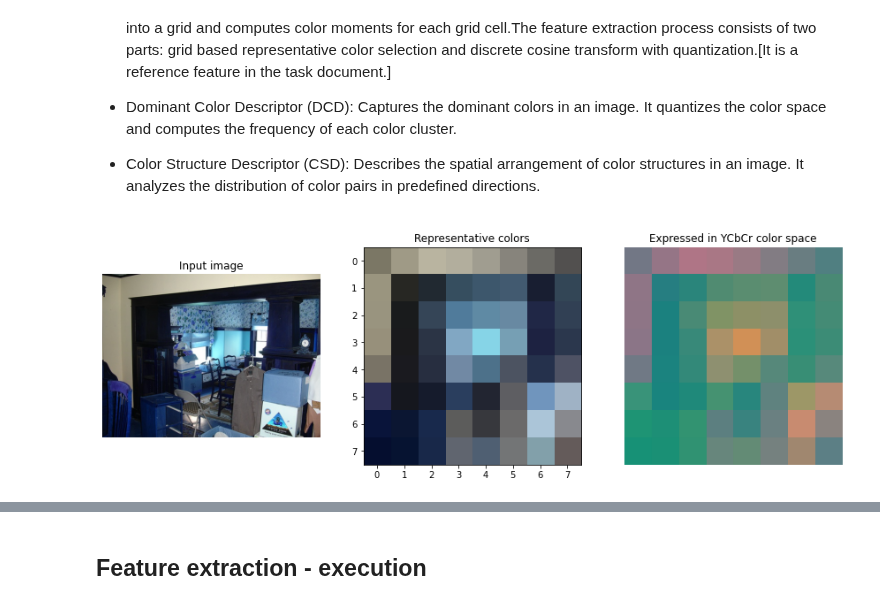
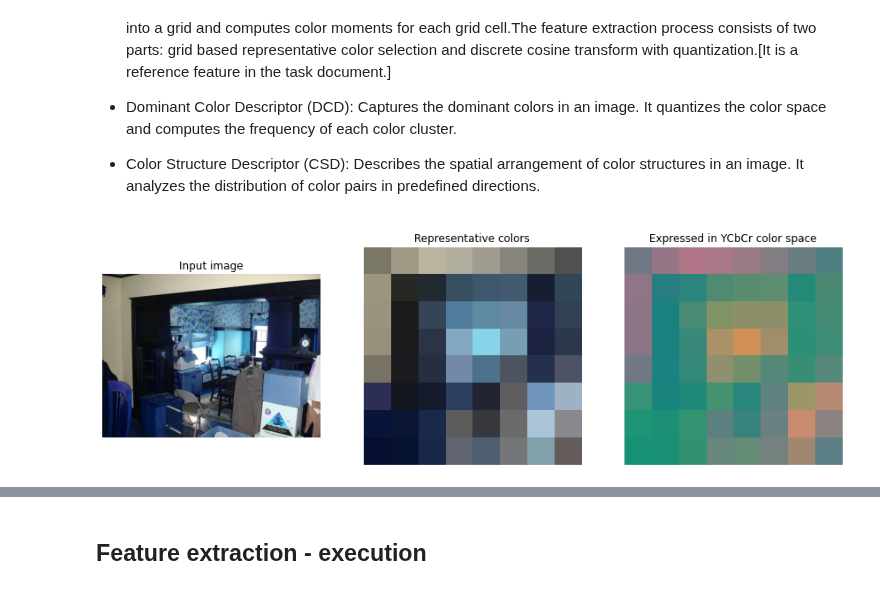
Before and after one commit to Revanchist317/ATiML-Project, a Jupyter notebook: PASCAL_constrained_clustering.ipynb, the cells around one changed output, grey strips where cells are left out. Saved outputs shown, nothing was run; the diff lists cells and outputs as text; code cells hidden in the pictures.

```diff
--- a/PASCAL_constrained_clustering.ipynb
+++ b/PASCAL_constrained_clustering.ipynb
@@ -510,32 +513,34 @@ new_image = np.zeros((8, 8, 3), dtype=np.uint8)
 for y in range(num_blocks_y):
     for x in range(num_blocks_x):
         start_x = int(x * block_width)
         start_y = int(y * block_height)
         end_x = int((x + 1) * block_width)
         end_y = int((y + 1) * block_height)
 
         block = img[start_y:end_y, start_x:end_x]
 
         avg = np.mean(block, axis=(0, 1))
 
         new_image[y:y+1, x:x+1] = avg
 
 image_ycrcb = cv.cvtColor(new_image, cv.COLOR_BGR2YCrCb)
 
 
 fig, axs = plt.subplots(1, 3, figsize=(15, 5))
 
 axs[0].imshow(img)
 axs[0].set_title('Input image')
 axs[0].axis('off')
 
 axs[1].imshow(new_image)
 axs[1].set_title('Representative colors')
-axs[0].axis('off')
+axs[1].axis('off')
 
 axs[2].imshow(cv.cvtColor(new_image, cv.COLOR_BGR2YCrCb))
 axs[2].set_title('Expressed in YCbCr color space')
 axs[2].axis('off')
+
+
 plt.show()
 # %% [output]
-[figure, old version]
+[figure, new version]
```
Also changed, not shown: parts of 31 cells of this notebook.
